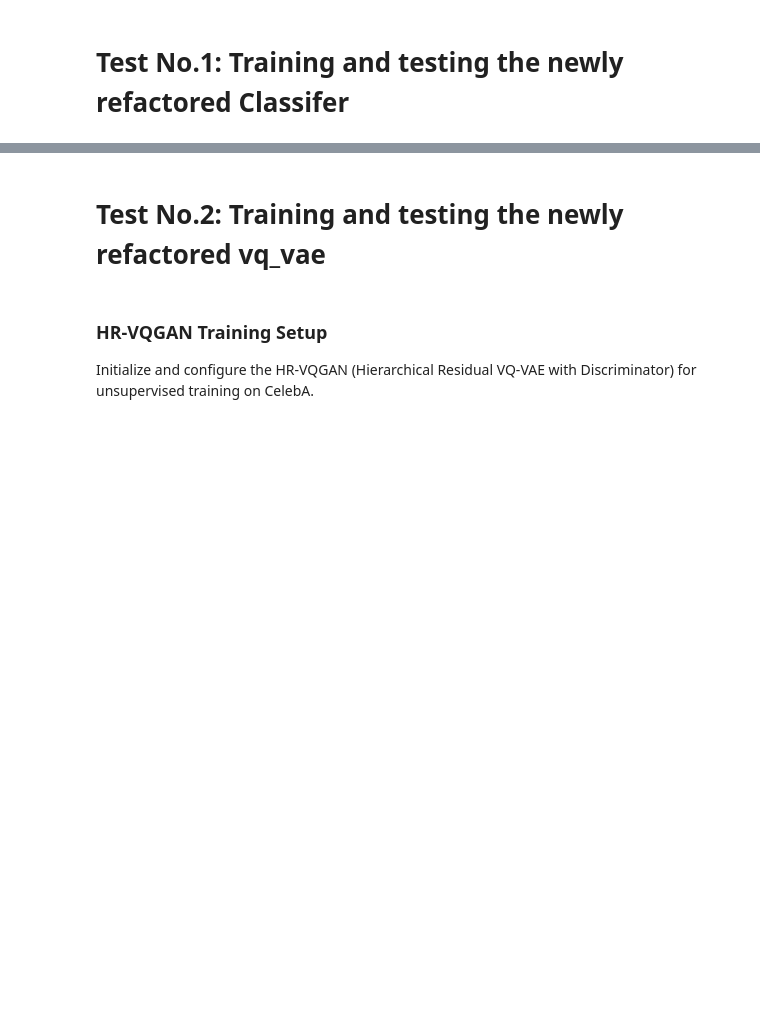
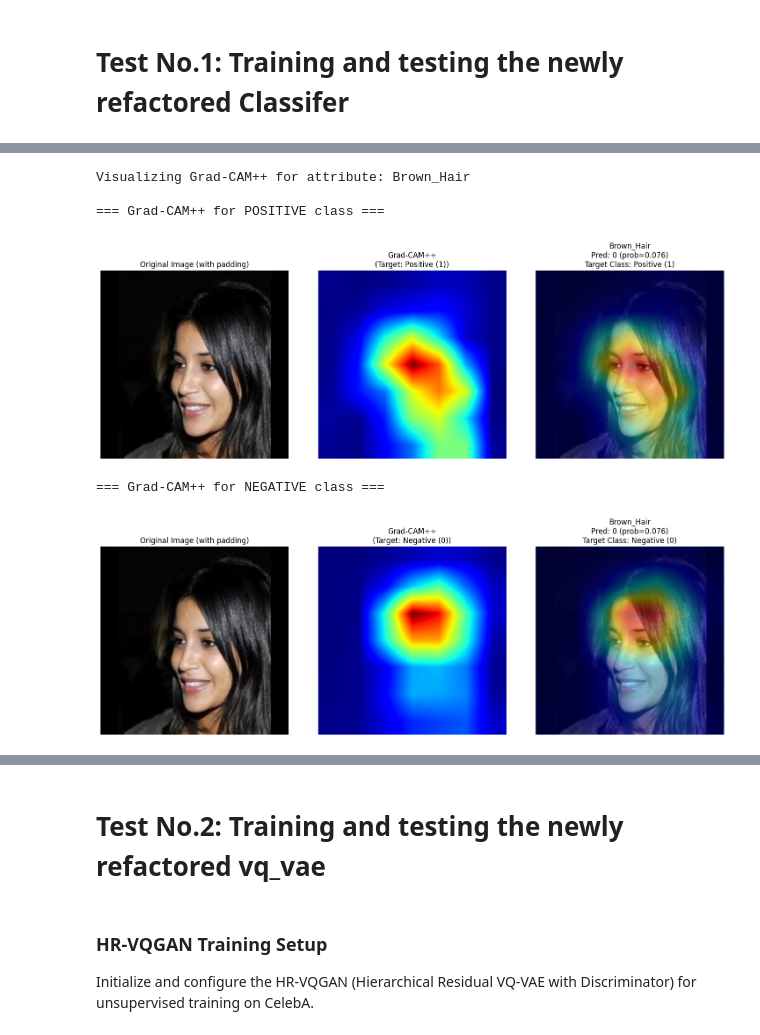
Before and after one commit to AmbiguousTimekeepr/Counterfactual-explanation-for-classifer-with-stylegan2, a Jupyter notebook: running_script.ipynb, the cells around one changed output, grey strips where cells are left out. Drawn from its saved outputs; the diff is of its cells as text; code cells hidden in the pictures; blank space fills up the shorter version.

```diff
--- a/running_script.ipynb
+++ b/running_script.ipynb
@@ -362,0 +343,49 @@ Loading model from: outputs/trained_classifiers(0512)/best_model.pth
+# %%
+# --- 7. GRAD-CAM++ VISUALIZATION ---
+model.eval()
+
+sample_img_path = os.path.join(IMAGE_PATH, val_df.index[127])
+attr_idx = attribute_names.index("Brown_Hair")
+
+print(f"Visualizing Grad-CAM++ for attribute: {attribute_names[attr_idx]}")
+
+# Visualize for POSITIVE class
+print("\n=== Grad-CAM++ for POSITIVE class ===")
+visualize_gradcam(
+    model=model,
+    image_path=sample_img_path,
+    attribute_idx=attr_idx,
+    attribute_name=attribute_names[attr_idx],
+    transform=val_transform,
+    viz_transform=viz_transform,
+    device=DEVICE,
+    target_layer=model.cbam4,
+    target_class=1,
+    alpha=0.4,
+    image_size=IMAGE_SIZE,
+    method='gradcam++'
+)
+
+# Visualize for NEGATIVE class
+print("\n=== Grad-CAM++ for NEGATIVE class ===")
+visualize_gradcam(
+    model=model,
+    image_path=sample_img_path,
+    attribute_idx=attr_idx,
+    attribute_name=attribute_names[attr_idx],
+    transform=val_transform,
+    viz_transform=viz_transform,
+    device=DEVICE,
+    target_layer=model.cbam4,
+    target_class=0,
+    alpha=0.4,
+    image_size=IMAGE_SIZE,
+    method='gradcam++'
+)
+# %% [output]
+Visualizing Grad-CAM++ for attribute: Brown_Hair
+
+=== Grad-CAM++ for POSITIVE class ===
+[figure, added]
+=== Grad-CAM++ for NEGATIVE class ===
+[figure, added]
```
Also changed, not shown: parts of 23 cells of this notebook, 6 other files.
